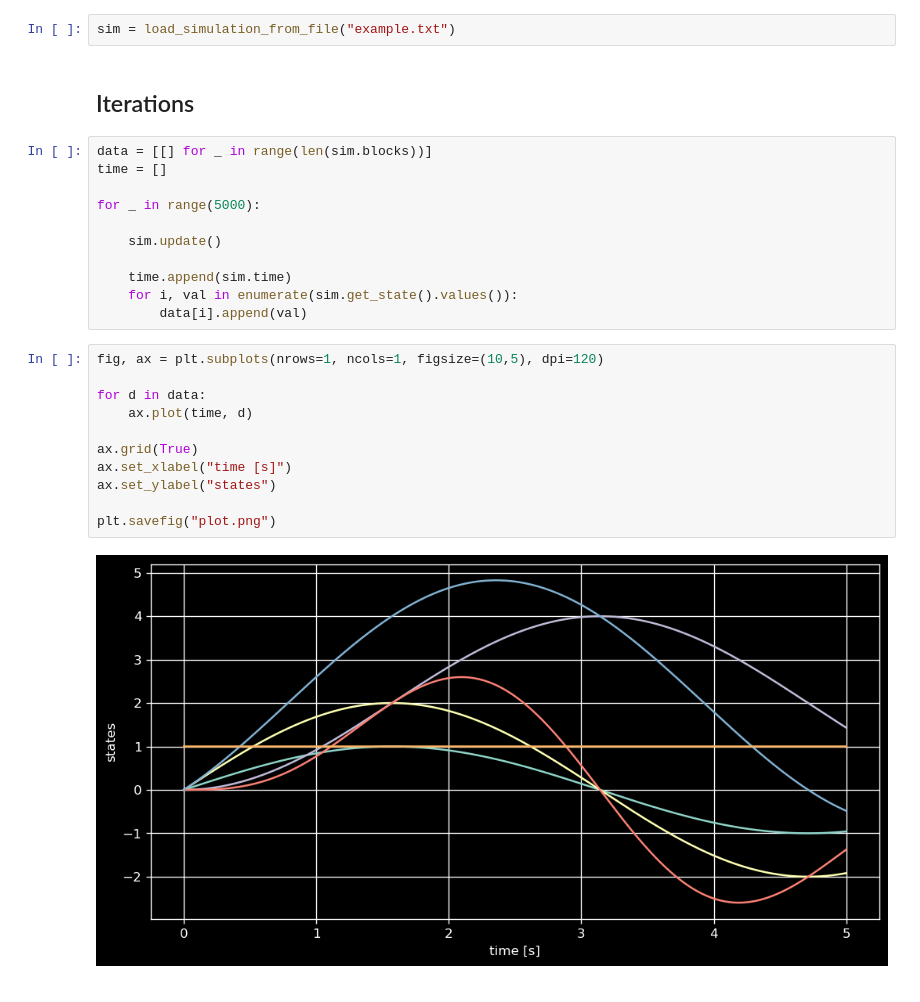
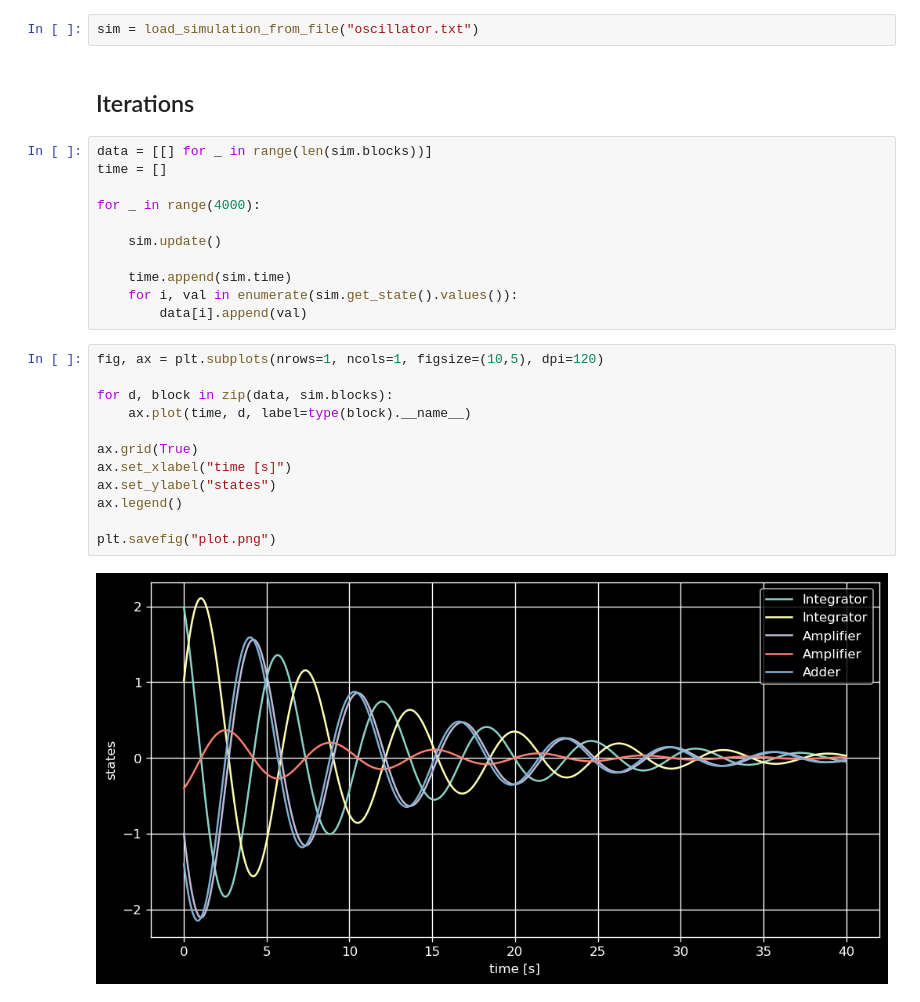
Before and after one commit to milanofthe/AnalogSimulation, a Jupyter notebook: README.ipynb, the cells around one changed output. Saved outputs shown, nothing was run; the diff lists cells and outputs as text.

```diff
--- a/README.ipynb
+++ b/README.ipynb
@@ -17,14 +17,14 @@ from utils import (
 # %% [markdown]
 ## Load Simulation from File
 # %%
-sim = load_simulation_from_file("example.txt")
+sim = load_simulation_from_file("oscillator.txt")
 # %% [markdown]
 ## Iterations
 # %%
 data = [[] for _ in range(len(sim.blocks))]
 time = []
 
-for _ in range(5000):
+for _ in range(4000):
 
     sim.update()
 
@@ -34,16 +34,17 @@ for _ in range(5000):
 # %%
 fig, ax = plt.subplots(nrows=1, ncols=1, figsize=(10,5), dpi=120)
 
-for d in data:
-    ax.plot(time, d)
+for d, block in zip(data, sim.blocks):
+    ax.plot(time, d, label=type(block).__name__)
 
 ax.grid(True)
 ax.set_xlabel("time [s]")
 ax.set_ylabel("states")
+ax.legend()
 
 plt.savefig("plot.png")
 # %% [output]
-[figure, old version]
+[figure, new version]
 # %%
 !jupyter nbconvert --ClearMetadataPreprocessor.enabled=True --ClearOutput.enabled=True --to markdown README.ipynb
 # %% [output]
```
Also changed, not shown: parts of 1 cell of this notebook, 7 other files.
